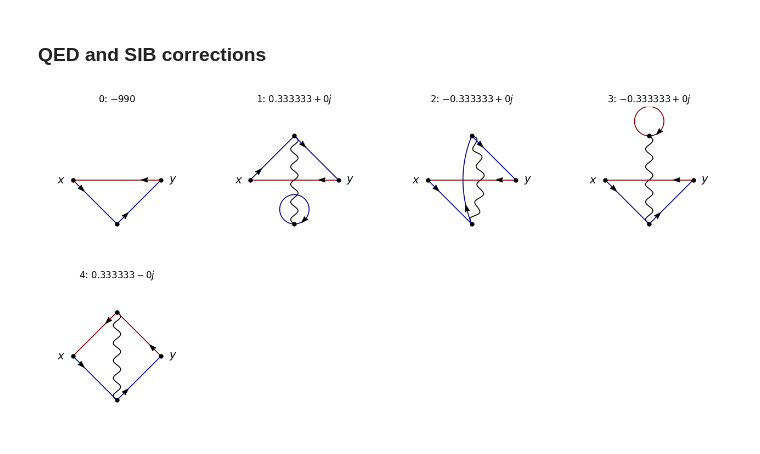
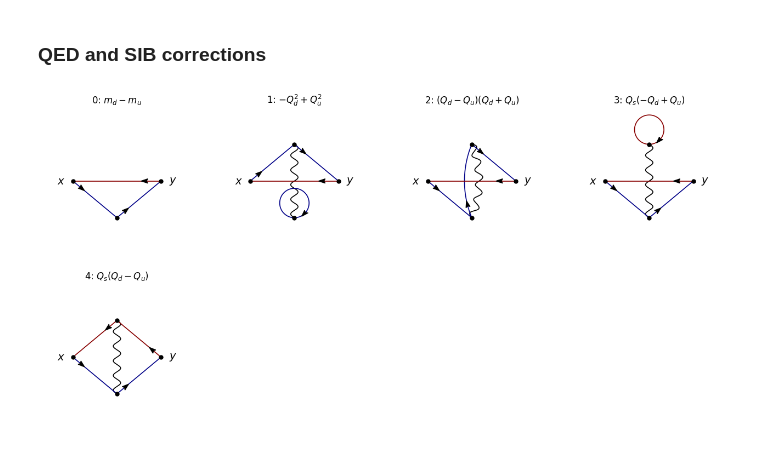
Before and after one commit to lehner/gpt, a Jupyter notebook: documentation/tutorials/advanced/feynman.ipynb, the cells around one changed output. Saved outputs shown, nothing was run; the diff lists cells and outputs as text; code cells hidden in the pictures.

Commit message:
feynman sympy compatibility

```diff
--- a/documentation/tutorials/advanced/feynman.ipynb
+++ b/documentation/tutorials/advanced/feynman.ipynb
@@ -319,49 +319,52 @@ for c in combinations:
 # %% [markdown]
 ### QED and SIB corrections
 # %%
-KP = 1j * f.field("upbar", "x") * f.field("strange", "x")
-KM = 1j * f.field("strangebar", "y") * f.field("up", "y")
+import sympy
+from sympy.printing.latex import latex
 
-K0 = 1j * f.field("downbar", "x") * f.field("strange", "x")
-K0dag = 1j * f.field("strangebar", "y") * f.field("down", "y")
+KP = sympy.sympify("1j") * f.field("upbar", "x") * f.field("strange", "x")
+KM = sympy.sympify("1j") * f.field("strangebar", "y") * f.field("up", "y")
+
+K0 = sympy.sympify("1j") * f.field("downbar", "x") * f.field("strange", "x")
+K0dag = sympy.sympify("1j") * f.field("strangebar", "y") * f.field("down", "y")
 
 f.expression.discard = 2
 
 action = (
-    (-1/3) * f.e * (1j) * f.field("downbar", "*1") @ f.field("down", "*1") @ f.field("A", "*1")
-    + (2/3) * f.e * (1j) * f.field("upbar", "*1") @ f.field("up", "*1") @ f.field("A", "*1")
-    + (-1/3) * f.e * (1j) * f.field("strangebar", "*1") @ f.field("strange", "*1") @ f.field("A", "*1")
-    + 100 * f.e**2 * f.field("strangebar", "*1") @ f.field("strange", "*1")
-    + 10 * f.e**2 * f.field("downbar", "*1") @ f.field("down", "*1")
-    + 1000 * f.e**2 * f.field("upbar", "*1") @ f.field("up", "*1")
+    sympy.Symbol("Q_d") * f.e * sympy.sympify("1j") * f.field("downbar", "*1") @ f.field("down", "*1") @ f.field("A", "*1")
+    + sympy.Symbol("Q_u") * f.e * sympy.sympify("1j") * f.field("upbar", "*1") @ f.field("up", "*1") @ f.field("A", "*1")
+    + sympy.Symbol("Q_s") * f.e * sympy.sympify("1j") * f.field("strangebar", "*1") @ f.field("strange", "*1") @ f.field("A", "*1")
+    + sympy.Symbol("m_s") * f.e**2 * f.field("strangebar", "*1") @ f.field("strange", "*1")
+    + sympy.Symbol("m_d") * f.e**2 * f.field("downbar", "*1") @ f.field("down", "*1")
+    + sympy.Symbol("m_u") * f.e**2 * f.field("upbar", "*1") @ f.field("up", "*1")
 )
-expMinusAction = f.one - action + action**2 * 0.5
+expMinusAction = f.one - action + action**2 * sympy.sympify("1/2")
 
 coef = (
     f.contract((KP * KM - K0 * K0dag) * expMinusAction)
     .replace("up", "light")
     .replace("down", "light")
     .simplify()
     .coefficients({})
 )
 
 operators = {
     "x" : (0.2,0.5,"$x$",-0.08,0),
     "y" : (0.8,0.5,"$y$",0.08,0),
-    "*0" : (0.5,0.8),
-    "*1" : (0.5,0.2),
+    "*0" : (0.5,0.75),
+    "*1" : (0.5,0.25),
 }
 
 flavors = {
     "light" : {"color" : "#000088", "stroke" : "single", "flavour" : "simple", "arrow_param" : {"t":0.15}},
     "strange" : {"color" : "#880000", "stroke" : "single", "flavour" : "simple", "arrow_param" : {"t":0.15}},
     "A" : {"color" : "#000000", "stroke" : "single", "flavour" : "wiggle"}
 }
 
 fig = plt.figure(figsize=(4*4,4*4))
 
 for i, c in enumerate(coef):
-    ax = fig.add_subplot(4, 4, i+1, aspect=1, frameon=False, title=f"{i}: ${coef[c]:g}$")
+    ax = fig.add_subplot(4, 4, i+1, aspect=1, frameon=False, title=f"{i}: ${latex(coef[c])}$")
     f.draw(ax, c, operators, flavors)
 # %% [output]
-[figure, old version]
+[figure, new version]
```
Also changed, not shown: 4 other files.
